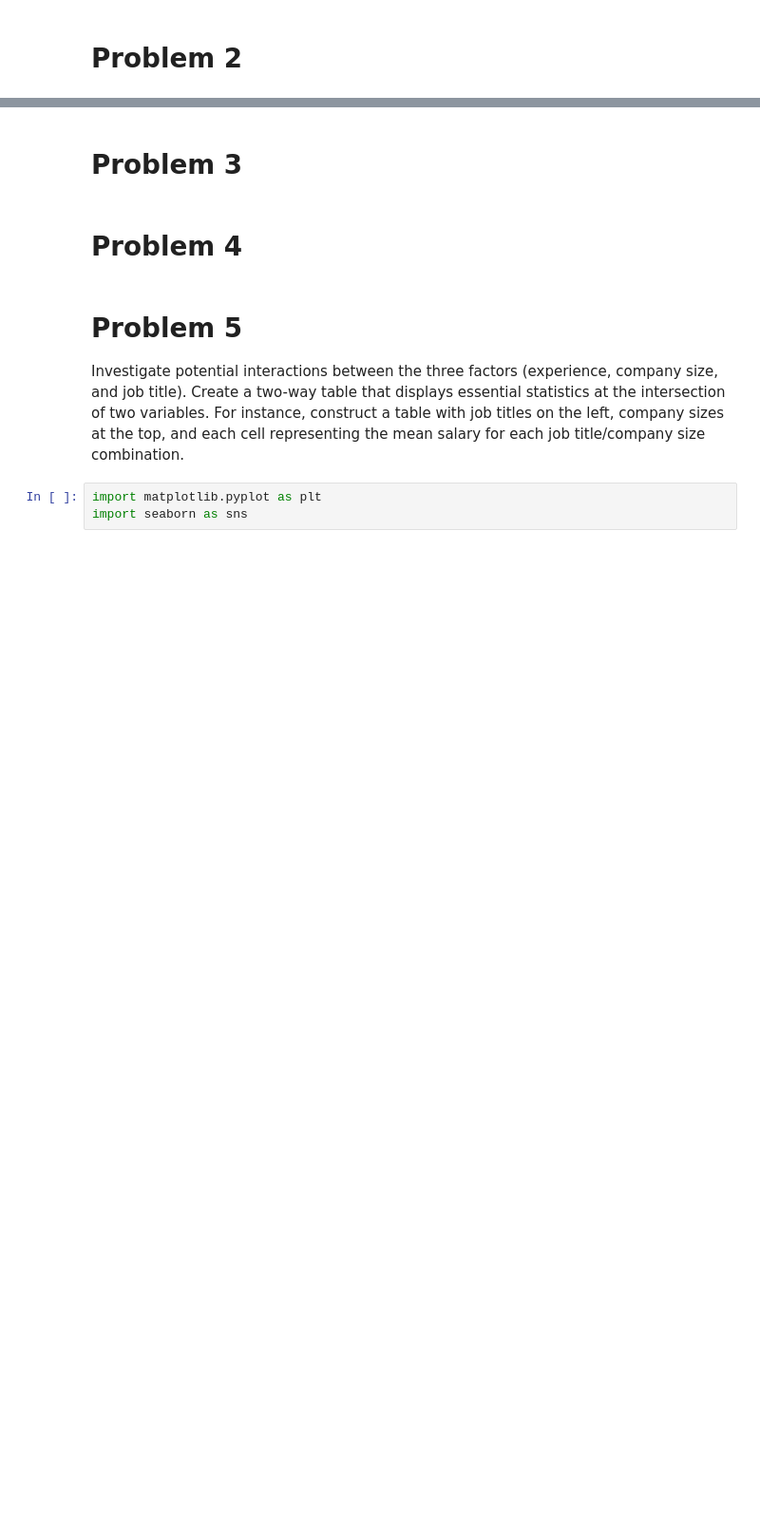
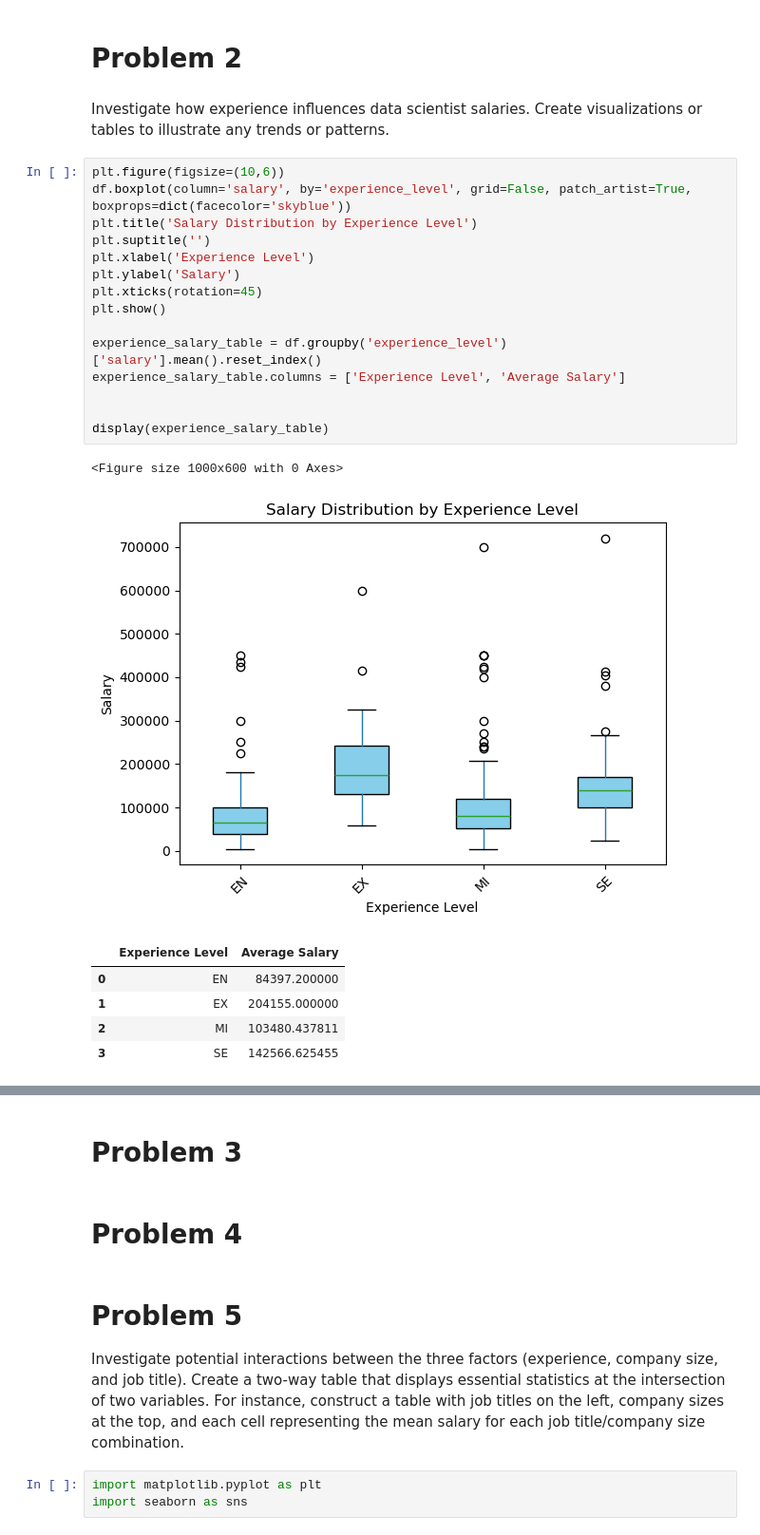
Before and after one commit to stat220/lab-1-chase-cole-grant-noah, a Jupyter notebook: lab1.ipynb, the cells around one changed output, grey strips where cells are left out. Shown: that part at 95% size. Cells and saved outputs as stored; diff of their text form; blank space fills up the shorter version.

```diff
--- a/lab1.ipynb
+++ b/lab1.ipynb
@@ -33,2 +41,28 @@ Name: salary, dtype: float64
 # %% [markdown]
 # Problem 2
+# %% [markdown]
+Investigate how experience influences data scientist salaries. Create visualizations or
+tables to illustrate any trends or patterns.
+# %%
+plt.figure(figsize=(10,6))
+df.boxplot(column='salary', by='experience_level', grid=False, patch_artist=True, boxprops=dict(facecolor='skyblue'))
+plt.title('Salary Distribution by Experience Level')
+plt.suptitle('')
+plt.xlabel('Experience Level')
+plt.ylabel('Salary')
+plt.xticks(rotation=45)
+plt.show()
+
+experience_salary_table = df.groupby('experience_level')['salary'].mean().reset_index()
+experience_salary_table.columns = ['Experience Level', 'Average Salary']
+
+
+display(experience_salary_table)
+# %% [output]
+<Figure size 1000x600 with 0 Axes>
+[figure, added]
+|  | Experience Level | Average Salary |
+| 0 | EN | 84397.200000 |
+| 1 | EX | 204155.000000 |
+| 2 | MI | 103480.437811 |
+| 3 | SE | 142566.625455 |
```
Also changed, not shown: parts of 3 cells of this notebook.
